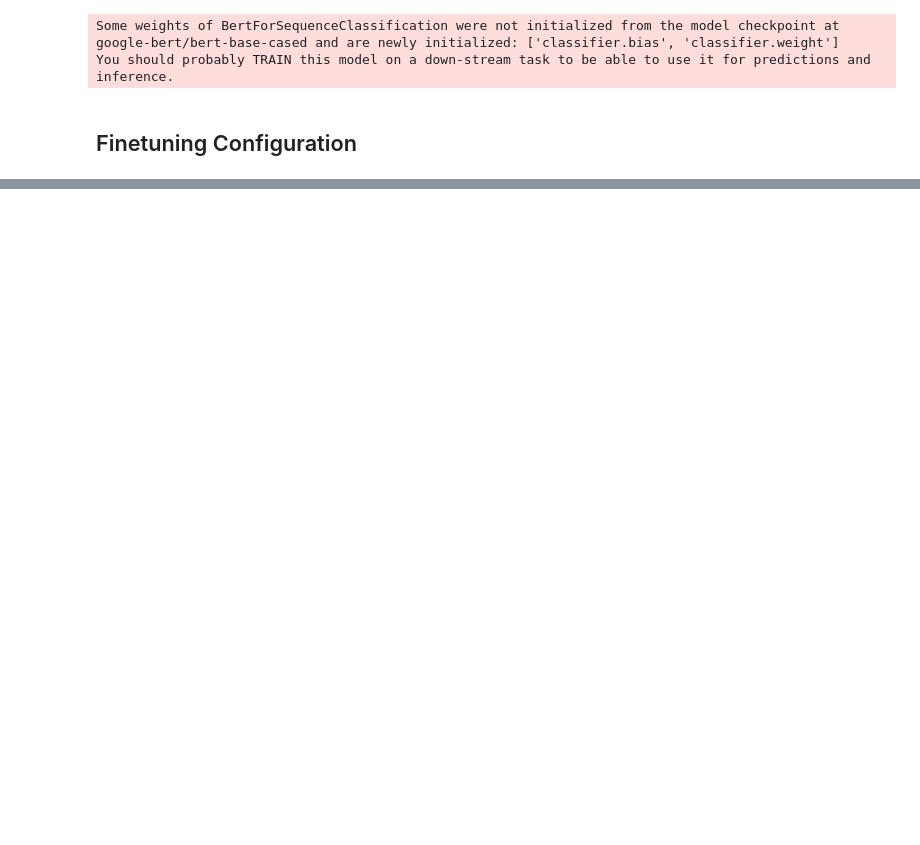
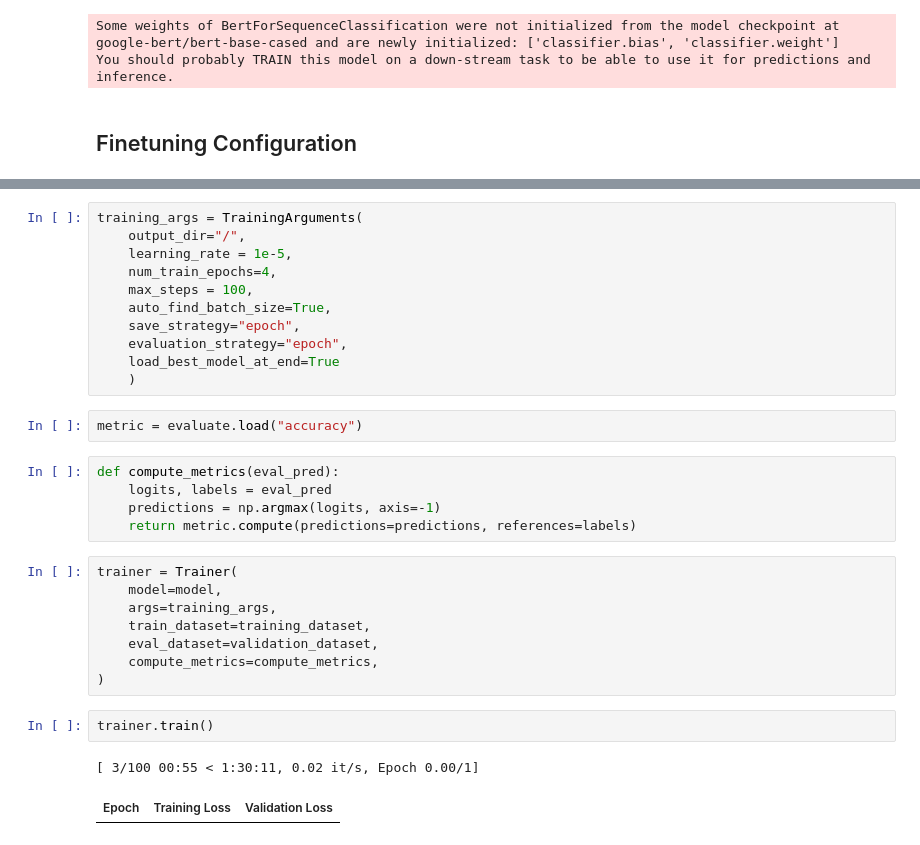
Before and after one commit to stoyonaga/EECS6322, a Jupyter notebook: tune_bert.ipynb, the cells around one changed output, grey strips where cells are left out. Saved outputs shown, nothing was run; the diff lists cells and outputs as text; blank space fills up the shorter version.

```diff
--- a/tune_bert.ipynb
+++ b/tune_bert.ipynb
@@ -69,0 +108,31 @@ You should probably TRAIN this model on a down-stream task to be able to use it
+# %%
+training_args = TrainingArguments(
+    output_dir="/",
+    learning_rate = 1e-5,
+    num_train_epochs=4,
+    max_steps = 100,
+    auto_find_batch_size=True,
+    save_strategy="epoch",
+    evaluation_strategy="epoch",
+    load_best_model_at_end=True
+    )
+# %%
+metric = evaluate.load("accuracy")
+# %%
+def compute_metrics(eval_pred):
+    logits, labels = eval_pred
+    predictions = np.argmax(logits, axis=-1)
+    return metric.compute(predictions=predictions, references=labels)
+# %%
+trainer = Trainer(
+    model=model,
+    args=training_args,
+    train_dataset=training_dataset,
+    eval_dataset=validation_dataset,
+    compute_metrics=compute_metrics,
+)
+# %%
+trainer.train()
+# %% [output]
+[ 3/100 00:55 < 1:30:11, 0.02 it/s, Epoch 0.00/1]
+| Epoch | Training Loss | Validation Loss |
```
Also changed, not shown: parts of 9 cells of this notebook.
